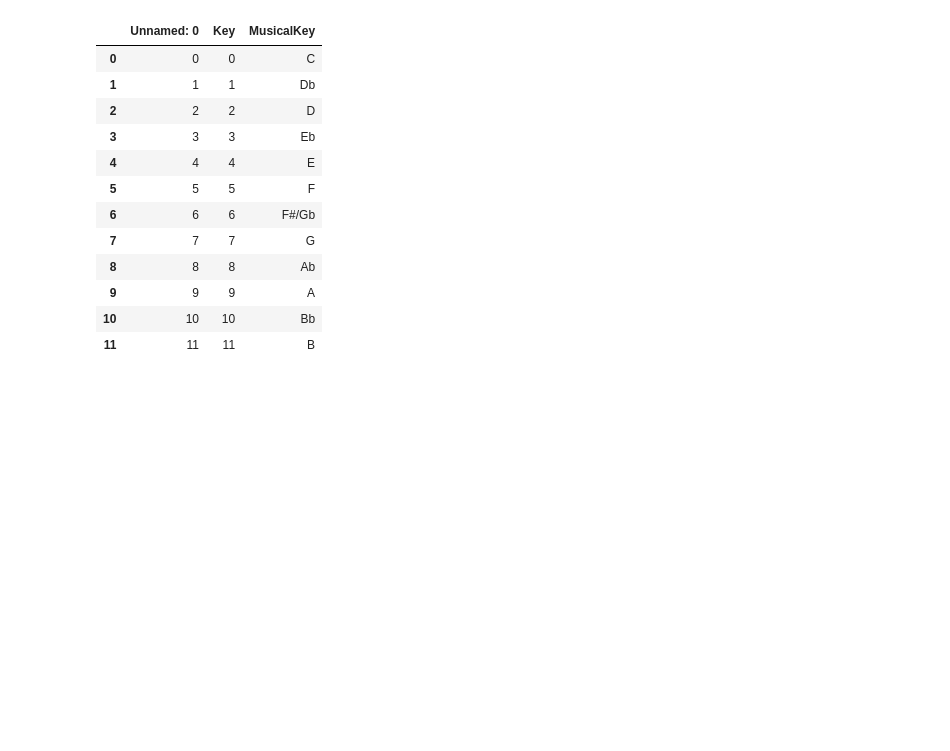
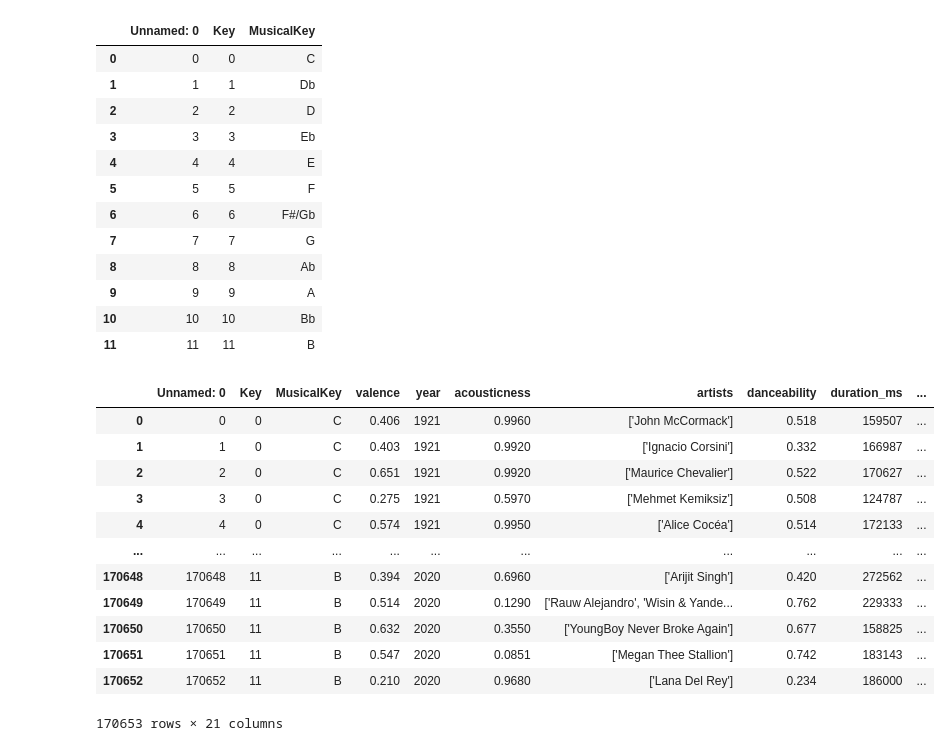
Before and after one commit to alexdanieldelcampo/Musical_Analysis, a Jupyter notebook: Yvonne/Untitled.ipynb, the cells around one changed output. Saved outputs shown, nothing was run; the diff lists cells and outputs as text; code cells hidden in the pictures; blank space fills up the shorter version.

```diff
--- a/Yvonne/Untitled.ipynb
+++ b/Yvonne/Untitled.ipynb
@@ -192,3 +192,20 @@ merged_df
 | 9 | 9 | 9 | A |
 | 10 | 10 | 10 | Bb |
 | 11 | 11 | 11 | B |
+# %%
+main_df =  pd.read_csv("../Resources/Clean_Main_Merged_data")
+main_df
+# %% [output]
+|  | Unnamed: 0 | Key | MusicalKey | valence | year | acousticness | artists | danceability | duration_ms | ... |
+| 0 | 0 | 0 | C | 0.406 | 1921 | 0.9960 | ['John McCormack'] | 0.518 | 159507 | ... |
+| 1 | 1 | 0 | C | 0.403 | 1921 | 0.9920 | ['Ignacio Corsini'] | 0.332 | 166987 | ... |
+| 2 | 2 | 0 | C | 0.651 | 1921 | 0.9920 | ['Maurice Chevalier'] | 0.522 | 170627 | ... |
+| 3 | 3 | 0 | C | 0.275 | 1921 | 0.5970 | ['Mehmet Kemiksiz'] | 0.508 | 124787 | ... |
+| 4 | 4 | 0 | C | 0.574 | 1921 | 0.9950 | ['Alice Cocéa'] | 0.514 | 172133 | ... |
+| ... | ... | ... | ... | ... | ... | ... | ... | ... | ... | ... |
+| 170648 | 170648 | 11 | B | 0.394 | 2020 | 0.6960 | ['Arijit Singh'] | 0.420 | 272562 | ... |
+| 170649 | 170649 | 11 | B | 0.514 | 2020 | 0.1290 | ['Rauw Alejandro', 'Wisin & Yande... | 0.762 | 229333 | ... |
+| 170650 | 170650 | 11 | B | 0.632 | 2020 | 0.3550 | ['YoungBoy Never Broke Again'] | 0.677 | 158825 | ... |
+| 170651 | 170651 | 11 | B | 0.547 | 2020 | 0.0851 | ['Megan Thee Stallion'] | 0.742 | 183143 | ... |
+| 170652 | 170652 | 11 | B | 0.210 | 2020 | 0.9680 | ['Lana Del Rey'] | 0.234 | 186000 | ... |
+170653 rows × 21 columns
```
Also changed, not shown: parts of 3 cells of this notebook, 4 other files.
